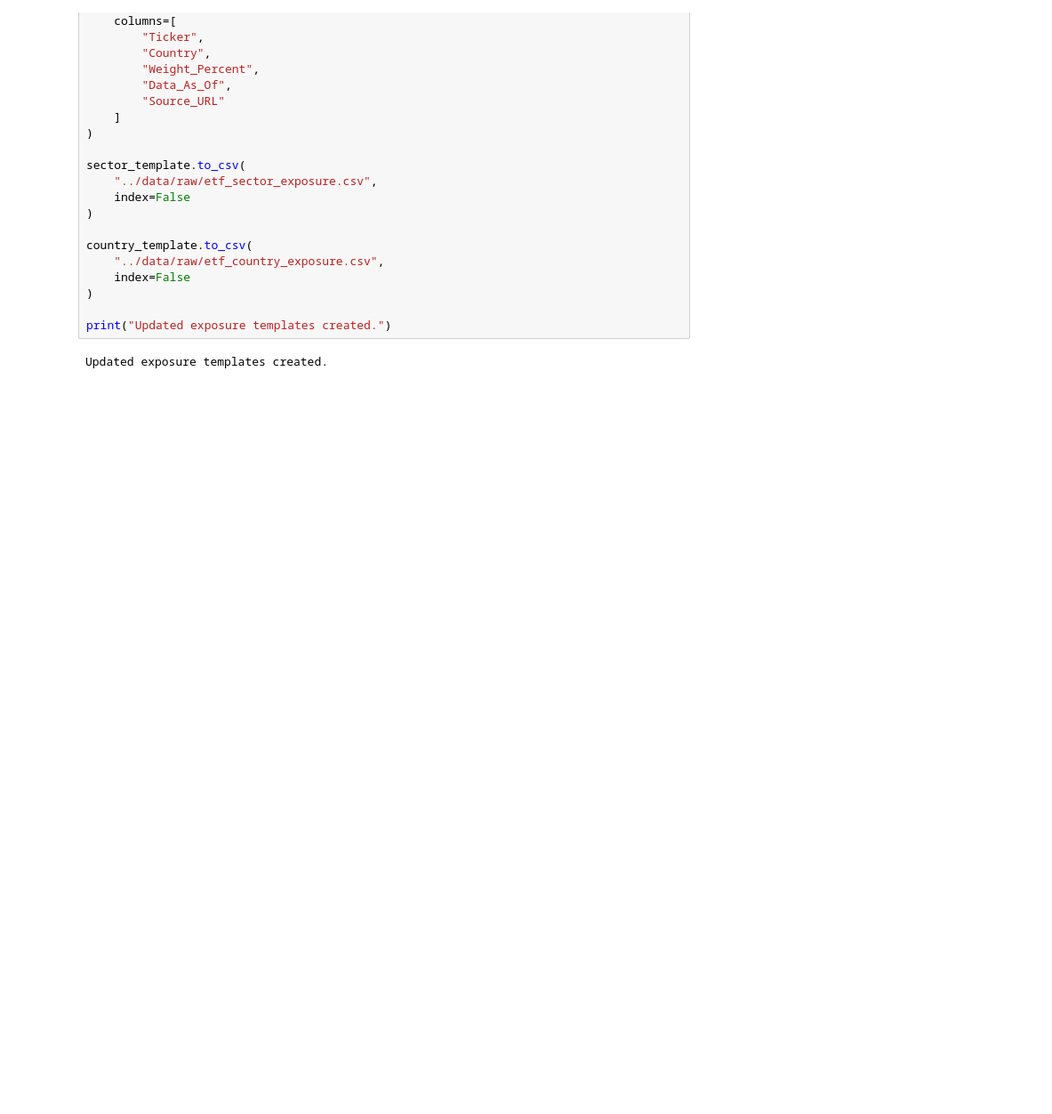
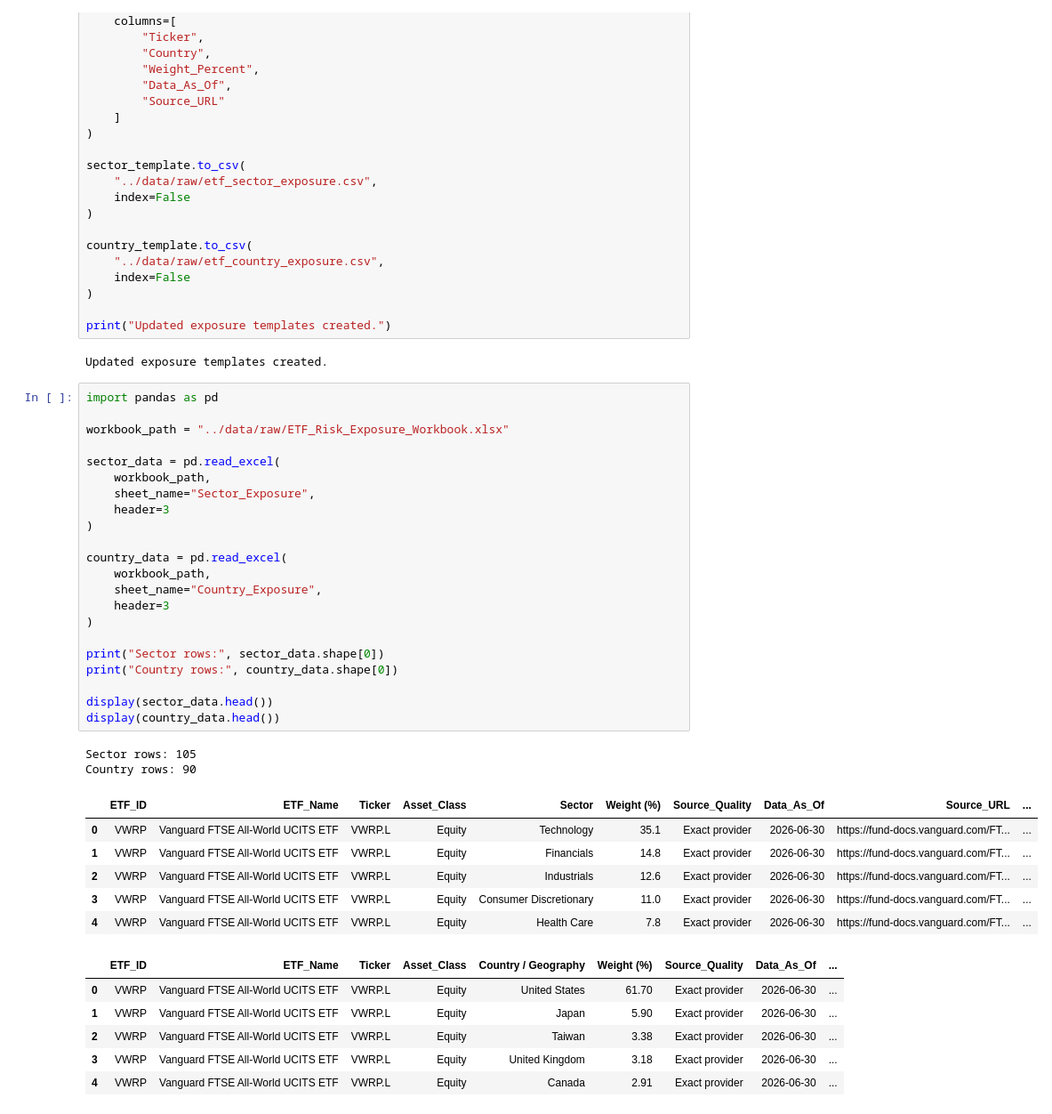
Before and after one commit to bevan7cross7-pixel/etf-risk-framework, a Jupyter notebook: notebooks/05_exposure_metrics.ipynb, the cells around one changed output. Shown at 89% size. Saved outputs shown, nothing was run; the diff lists cells and outputs as text; blank space fills up the shorter version.

```diff
--- a/notebooks/05_exposure_metrics.ipynb
+++ b/notebooks/05_exposure_metrics.ipynb
@@ -243,3 +243,40 @@ country_template.to_csv(
 print("Updated exposure templates created.")
 # %% [output]
 Updated exposure templates created.
+# %%
+import pandas as pd
+
+workbook_path = "../data/raw/ETF_Risk_Exposure_Workbook.xlsx"
+
+sector_data = pd.read_excel(
+    workbook_path,
+    sheet_name="Sector_Exposure",
+    header=3
+)
+
+country_data = pd.read_excel(
+    workbook_path,
+    sheet_name="Country_Exposure",
+    header=3
+)
+
+print("Sector rows:", sector_data.shape[0])
+print("Country rows:", country_data.shape[0])
+
+display(sector_data.head())
+display(country_data.head())
+# %% [output]
+Sector rows: 105
+Country rows: 90
+|  | ETF_ID | ETF_Name | Ticker | Asset_Class | Sector | Weight (%) | Source_Quality | Data_As_Of | Source_URL | ... |
+| 0 | VWRP | Vanguard FTSE All-World UCITS ETF | VWRP.L | Equity | Technology | 35.1 | Exact provider | 2026-06-30 | https://fund-docs.vanguard.com/FT... | ... |
+| 1 | VWRP | Vanguard FTSE All-World UCITS ETF | VWRP.L | Equity | Financials | 14.8 | Exact provider | 2026-06-30 | https://fund-docs.vanguard.com/FT... | ... |
+| 2 | VWRP | Vanguard FTSE All-World UCITS ETF | VWRP.L | Equity | Industrials | 12.6 | Exact provider | 2026-06-30 | https://fund-docs.vanguard.com/FT... | ... |
+| 3 | VWRP | Vanguard FTSE All-World UCITS ETF | VWRP.L | Equity | Consumer Discretionary | 11.0 | Exact provider | 2026-06-30 | https://fund-docs.vanguard.com/FT... | ... |
+| 4 | VWRP | Vanguard FTSE All-World UCITS ETF | VWRP.L | Equity | Health Care | 7.8 | Exact provider | 2026-06-30 | https://fund-docs.vanguard.com/FT... | ... |
+|  | ETF_ID | ETF_Name | Ticker | Asset_Class | Country / Geography | Weight (%) | Source_Quality | Data_As_Of | ... |
+| 0 | VWRP | Vanguard FTSE All-World UCITS ETF | VWRP.L | Equity | United States | 61.70 | Exact provider | 2026-06-30 | ... |
+| 1 | VWRP | Vanguard FTSE All-World UCITS ETF | VWRP.L | Equity | Japan | 5.90 | Exact provider | 2026-06-30 | ... |
+| 2 | VWRP | Vanguard FTSE All-World UCITS ETF | VWRP.L | Equity | Taiwan | 3.38 | Exact provider | 2026-06-30 | ... |
+| 3 | VWRP | Vanguard FTSE All-World UCITS ETF | VWRP.L | Equity | United Kingdom | 3.18 | Exact provider | 2026-06-30 | ... |
+| 4 | VWRP | Vanguard FTSE All-World UCITS ETF | VWRP.L | Equity | Canada | 2.91 | Exact provider | 2026-06-30 | ... |
```
Also changed, not shown: parts of 4 cells of this notebook, 4 other files.
